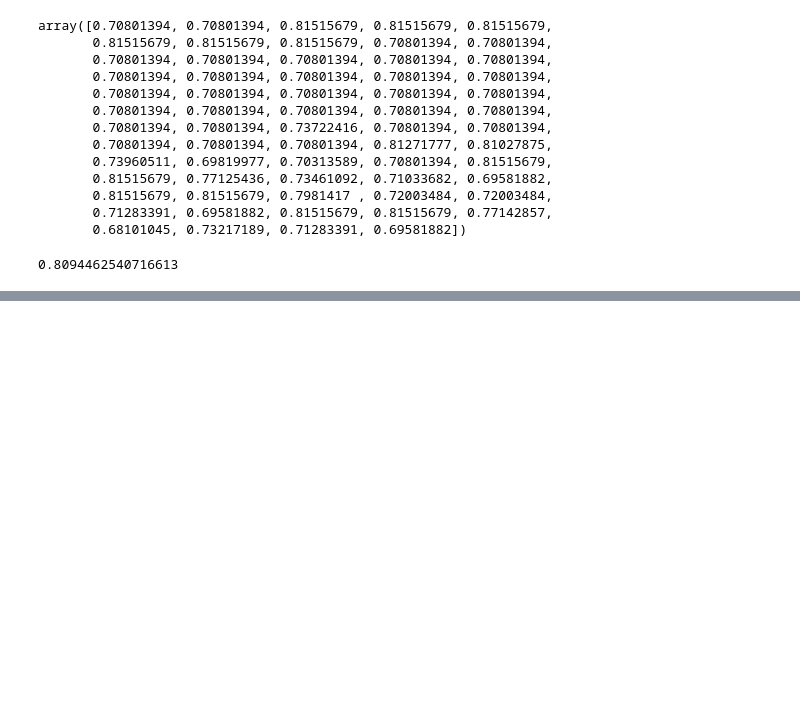
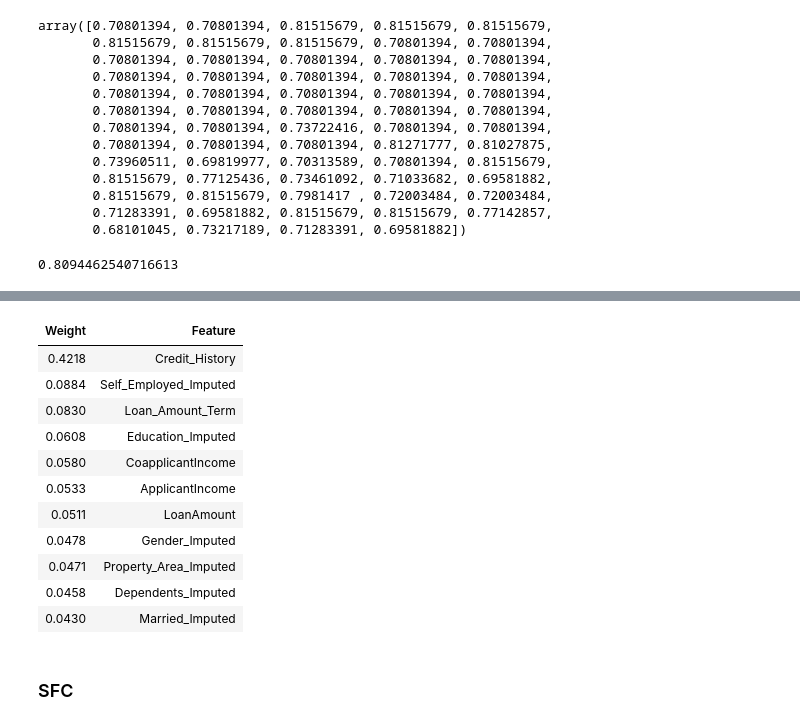
Before and after one commit to Jkfyr/Tin200, a Jupyter notebook: TIN200_ML.ipynb, the cells around one changed output, grey strips where cells are left out. Drawn from its saved outputs; the diff is of its cells as text; code cells hidden in the pictures; blank space fills up the shorter version.

```diff
--- a/TIN200_ML.ipynb
+++ b/TIN200_ML.ipynb
@@ -576,0 +616,19 @@ accuracy_score(y, clf_pred)
+# %%
+from eli5.xgboost import explain_weights_xgboost
+
+explain_weights_xgboost(xgb)
+# %% [output]
+| Weight | Feature |
+| 0.4218 | Credit_History |
+| 0.0884 | Self_Employed_Imputed |
+| 0.0830 | Loan_Amount_Term |
+| 0.0608 | Education_Imputed |
+| 0.0580 | CoapplicantIncome |
+| 0.0533 | ApplicantIncome |
+| 0.0511 | LoanAmount |
+| 0.0478 | Gender_Imputed |
+| 0.0471 | Property_Area_Imputed |
+| 0.0458 | Dependents_Imputed |
+| 0.0430 | Married_Imputed |
+# %% [markdown]
+### SFC
```
Also changed, not shown: parts of 10 cells of this notebook, 4 other files.
